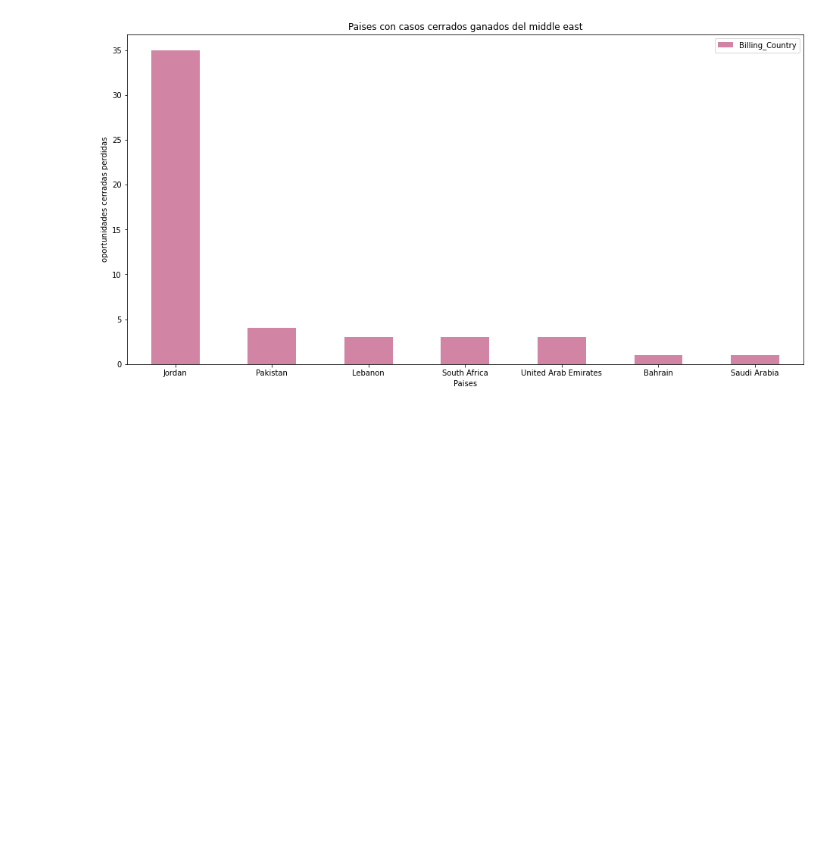
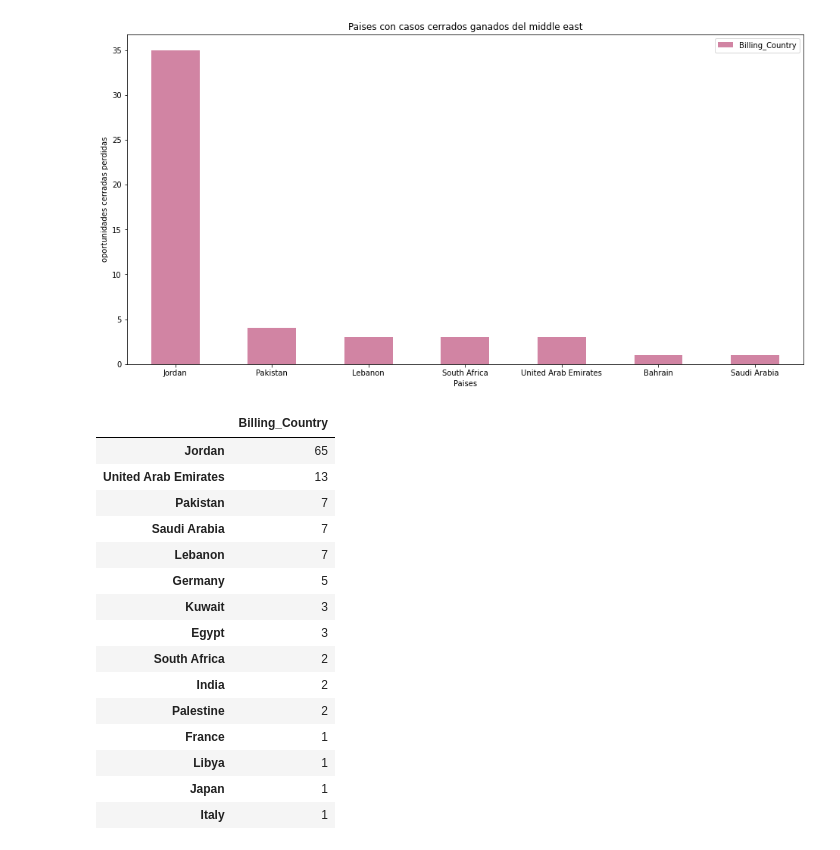
Before and after one commit to Ramaxx95/TP1-Orga-de-Datos, a Jupyter notebook: Visualizaciones/Region_Middle_East.ipynb, the cells around one changed output. Cells and saved outputs as stored; diff of their text form; code cells hidden in the pictures; blank space fills up the shorter version.

```diff
--- a/Visualizaciones/Region_Middle_East.ipynb
+++ b/Visualizaciones/Region_Middle_East.ipynb
@@ -81,3 +81,24 @@ ax.set_xlabel('Paises')
 # %% [output]
 Text(0.5, 0, 'Paises')
 [figure]
+# %%
+oportunidades_perdidas_middle_east_df_paises_df =  oportunidades_perdidas_middle_east.Billing_Country.value_counts()
+oportunidades_perdidas_middle_east_df_paises_df = oportunidades_perdidas_middle_east_df_paises_df.to_frame()
+oportunidades_perdidas_middle_east_df_paises_df
+# %% [output]
+|  | Billing_Country |
+| Jordan | 65 |
+| United Arab Emirates | 13 |
+| Pakistan | 7 |
+| Saudi Arabia | 7 |
+| Lebanon | 7 |
+| Germany | 5 |
+| Kuwait | 3 |
+| Egypt | 3 |
+| South Africa | 2 |
+| India | 2 |
+| Palestine | 2 |
+| France | 1 |
+| Libya | 1 |
+| Japan | 1 |
+| Italy | 1 |
```
Also changed, not shown: parts of 1 cell of this notebook.
